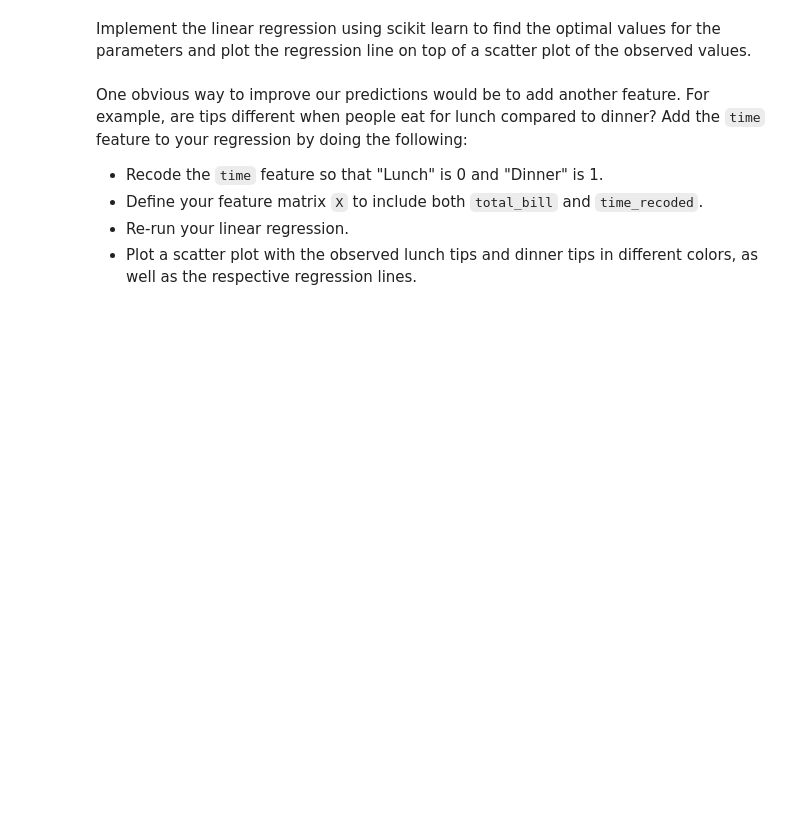
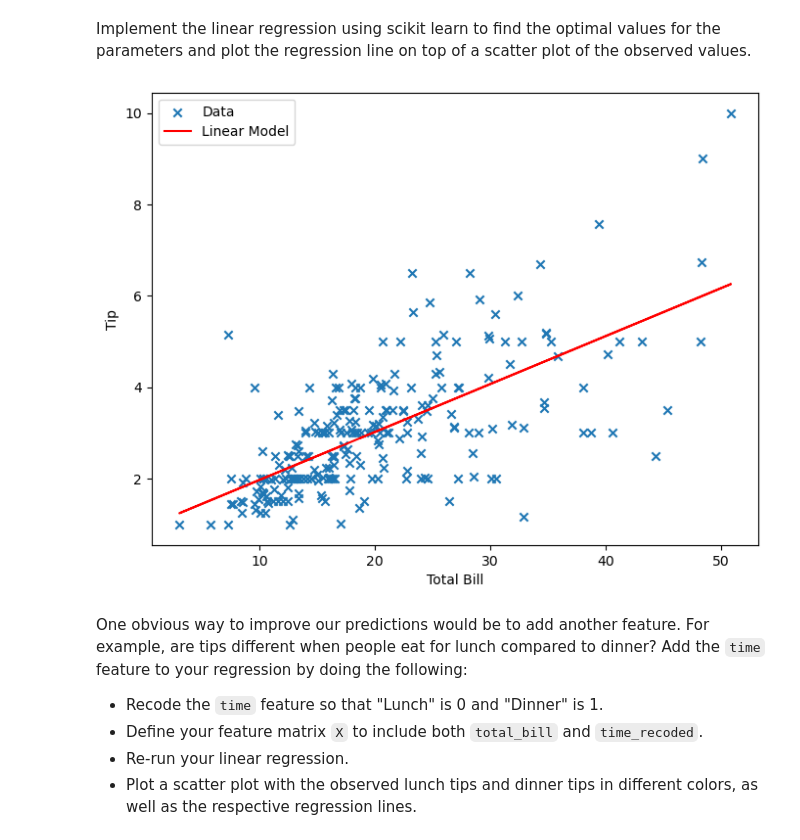
Before and after one commit to kbui-03/DSML_2025, a Jupyter notebook: 02_Workshops/WS_07_Regression_1/DSML_WS_07_pre.ipynb, the cells around one changed output. Cells and saved outputs as stored; diff of their text form; code cells hidden in the pictures; blank space fills up the shorter version.

```diff
--- a/02_Workshops/WS_07_Regression_1/DSML_WS_07_pre.ipynb
+++ b/02_Workshops/WS_07_Regression_1/DSML_WS_07_pre.ipynb
@@ -129,3 +220,19 @@ Implement the linear regression using scikit learn to find the optimal values fo
+# %%
+# your code here
+model = LinearRegression()
+X = tips[["total_bill"]]
+y = tips["tip"]
+model.fit(X, y)
+y_pred = model.predict(X)
+fig, ax = plt.subplots(figsize=(8, 6))
+ax.scatter(X, y, marker='x', label="Data")
+ax.plot(X, y_pred, color='red', label="Linear Model")
+ax.set_xlabel("Total Bill")
+ax.set_ylabel("Tip")
+ax.legend()
+plt.show()
+# %% [output]
+[figure, added]
 # %% [markdown]
 One obvious way to improve our predictions would be to add another feature. For example, are tips different when people eat for lunch compared to dinner? Add the `time` feature to your regression by doing the following:
 - Recode the `time` feature so that "Lunch" is 0 and "Dinner" is 1.
```
Also changed, not shown: parts of 11 cells of this notebook.
